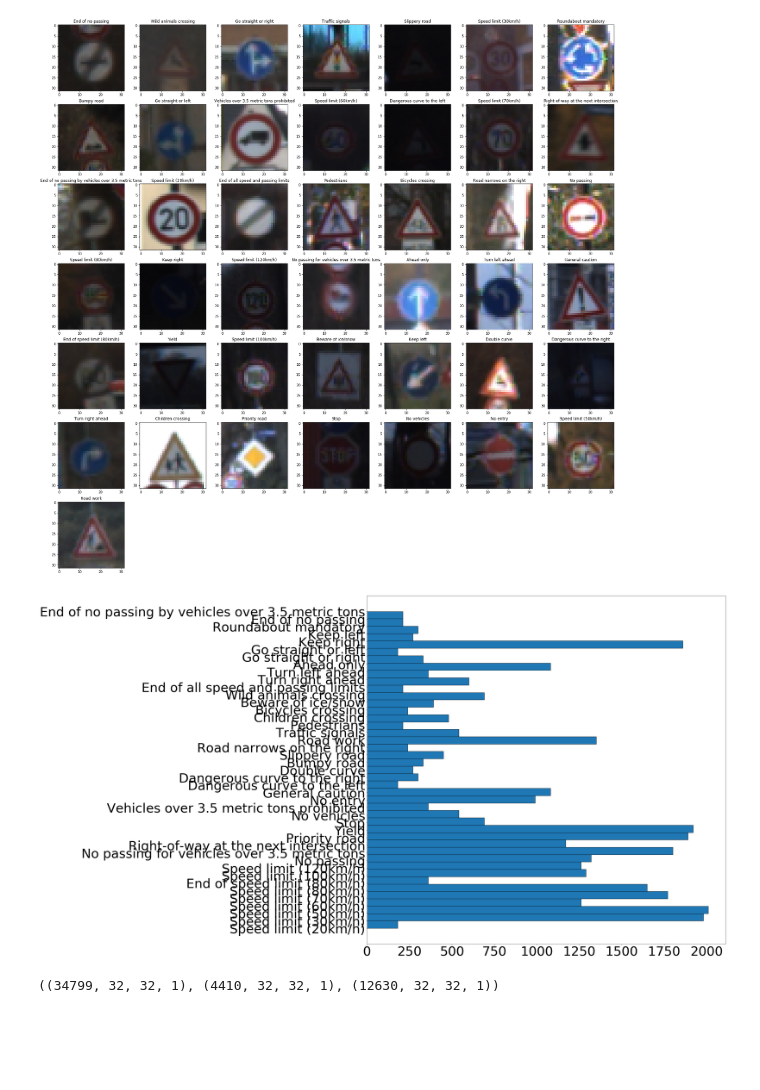
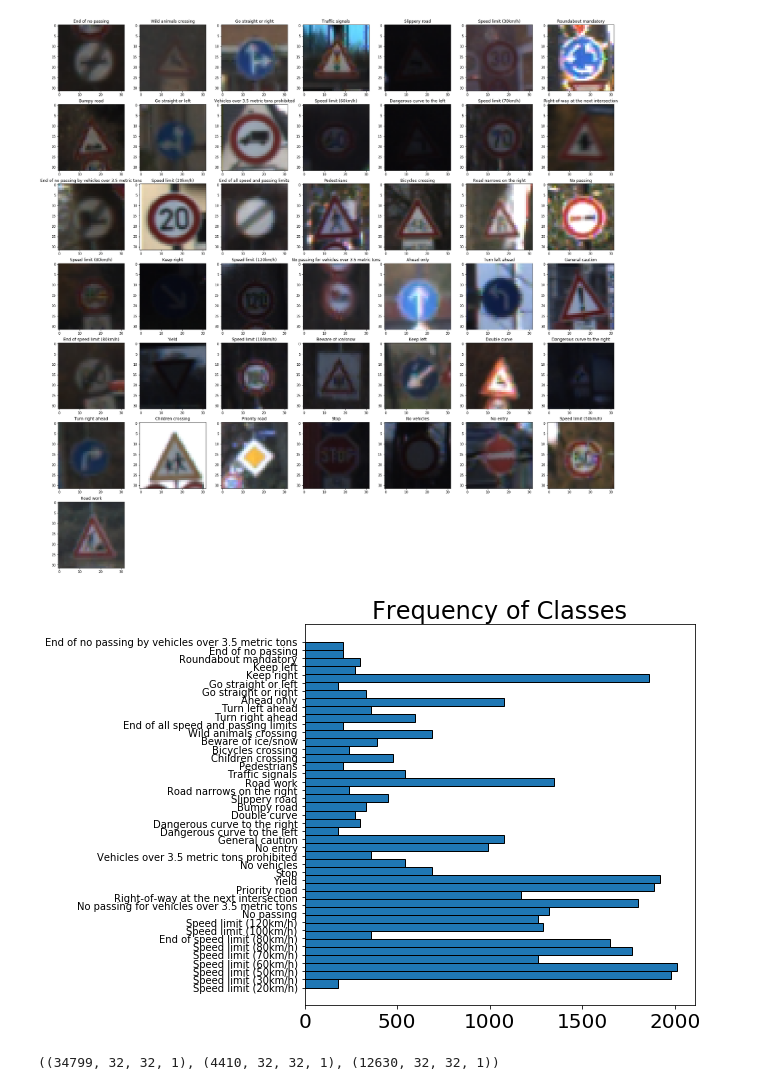
Before and after one commit to unnat5/CarND-Traffic-Sign-Classifier-Project, a Jupyter notebook: Traffic_Sign_Classifier.ipynb, the cells around one changed output. Drawn from its saved outputs; the diff is of its cells as text; code cells hidden in the pictures; blank space fills up the shorter version.

```diff
--- a/Traffic_Sign_Classifier.ipynb
+++ b/Traffic_Sign_Classifier.ipynb
@@ -166,15 +164,16 @@ for img,label in Plotx:
 [figure]
 # %%
 ## Explorting labels it the dataset
-plt.rcParams.update({'font.size': 50})
-f = plt.figure(figsize=(25,25))
-f.yticks = plt.yticks(list(range(0,43)),meta_classes["SignName"].values)
+plt.rcParams.update({'font.size': 20})
+f = plt.figure(figsize=(7,7))
+f.yticks = plt.yticks(list(range(0,43)),meta_classes["SignName"].values, fontsize=10)
 ax = f.add_subplot(111)
 ax.hist(y_train,ec='k',bins=43,orientation='horizontal');
+ax.title = plt.title('Frequency of Classes')
 plt.savefig('readmeFig/label_frequency.jpg')
 # ax.show()
 # %% [output]
-[figure, old version]
+[figure, new version]
 # %%
 import cv2
 import numpy as np
```
Also changed, not shown: parts of 15 cells of this notebook, 6 other files.
